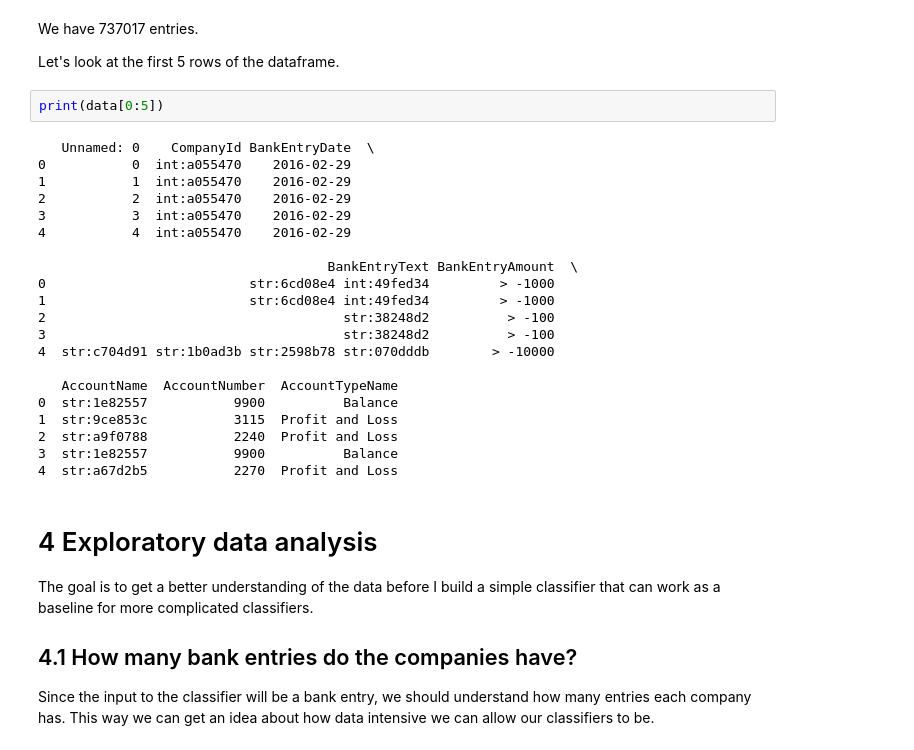
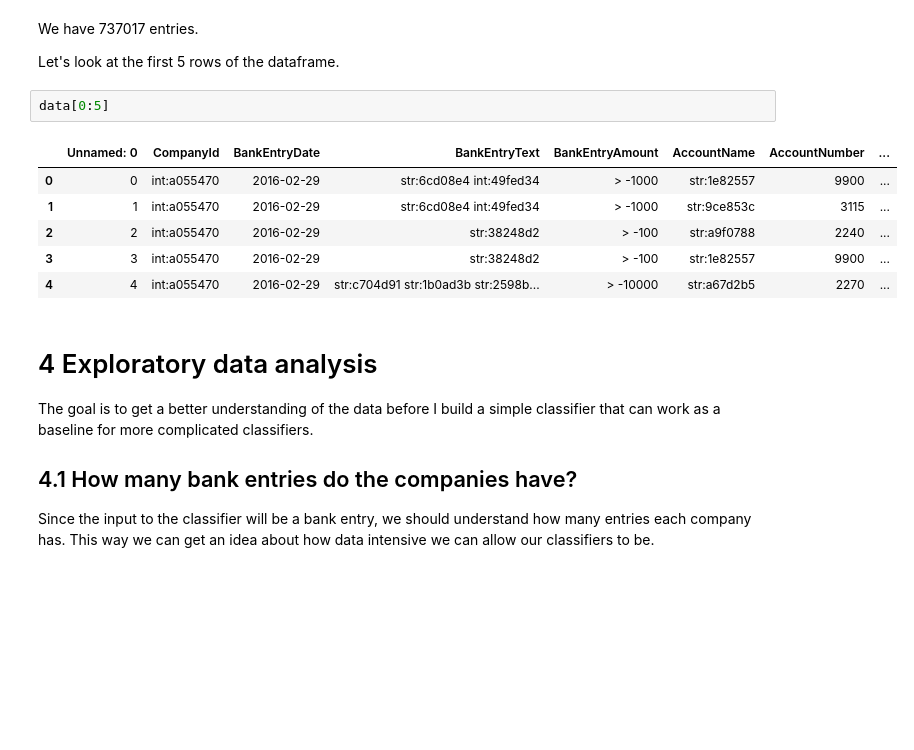
Before and after one commit to mikkelhartmann/e-conomics-hiring-assignments-solutions, a Jupyter notebook: solution.ipynb, the cells around one changed output. Drawn from its saved outputs; the diff is of its cells as text; blank space fills up the shorter version.

```diff
--- a/solution.ipynb
+++ b/solution.ipynb
@@ -50,28 +51,14 @@ We have 737017 entries.
 
 Let's look at the first 5 rows of the dataframe.
 # %%
-print(data[0:5])
+data[0:5]
 # %% [output]
-   Unnamed: 0    CompanyId BankEntryDate  \
-0           0  int:a055470    2016-02-29
-1           1  int:a055470    2016-02-29
-2           2  int:a055470    2016-02-29
-3           3  int:a055470    2016-02-29
-4           4  int:a055470    2016-02-29
-
-                                     BankEntryText BankEntryAmount  \
-0                          str:6cd08e4 int:49fed34         > -1000
-1                          str:6cd08e4 int:49fed34         > -1000
-2                                      str:38248d2          > -100
-3                                      str:38248d2          > -100
-4  str:c704d91 str:1b0ad3b str:2598b78 str:070dddb        > -10000
-
-   AccountName  AccountNumber  AccountTypeName
-0  str:1e82557           9900          Balance
-1  str:9ce853c           3115  Profit and Loss
-2  str:a9f0788           2240  Profit and Loss
-3  str:1e82557           9900          Balance
-4  str:a67d2b5           2270  Profit and Loss
+|  | Unnamed: 0 | CompanyId | BankEntryDate | BankEntryText | BankEntryAmount | AccountName | AccountNumber | ... |
+| 0 | 0 | int:a055470 | 2016-02-29 | str:6cd08e4 int:49fed34 | > -1000 | str:1e82557 | 9900 | ... |
+| 1 | 1 | int:a055470 | 2016-02-29 | str:6cd08e4 int:49fed34 | > -1000 | str:9ce853c | 3115 | ... |
+| 2 | 2 | int:a055470 | 2016-02-29 | str:38248d2 | > -100 | str:a9f0788 | 2240 | ... |
+| 3 | 3 | int:a055470 | 2016-02-29 | str:38248d2 | > -100 | str:1e82557 | 9900 | ... |
+| 4 | 4 | int:a055470 | 2016-02-29 | str:c704d91 str:1b0ad3b str:2598b... | > -10000 | str:a67d2b5 | 2270 | ... |
 # %% [markdown]
 # 4 Exploratory data analysis<a id='ExploratoryDataAnalysis'></a>
 The goal is to get a better understanding of the data before I build a simple classifier that can work as a baseline for more complicated classifiers.
```
Also changed, not shown: parts of 18 cells of this notebook, 1 other file.
